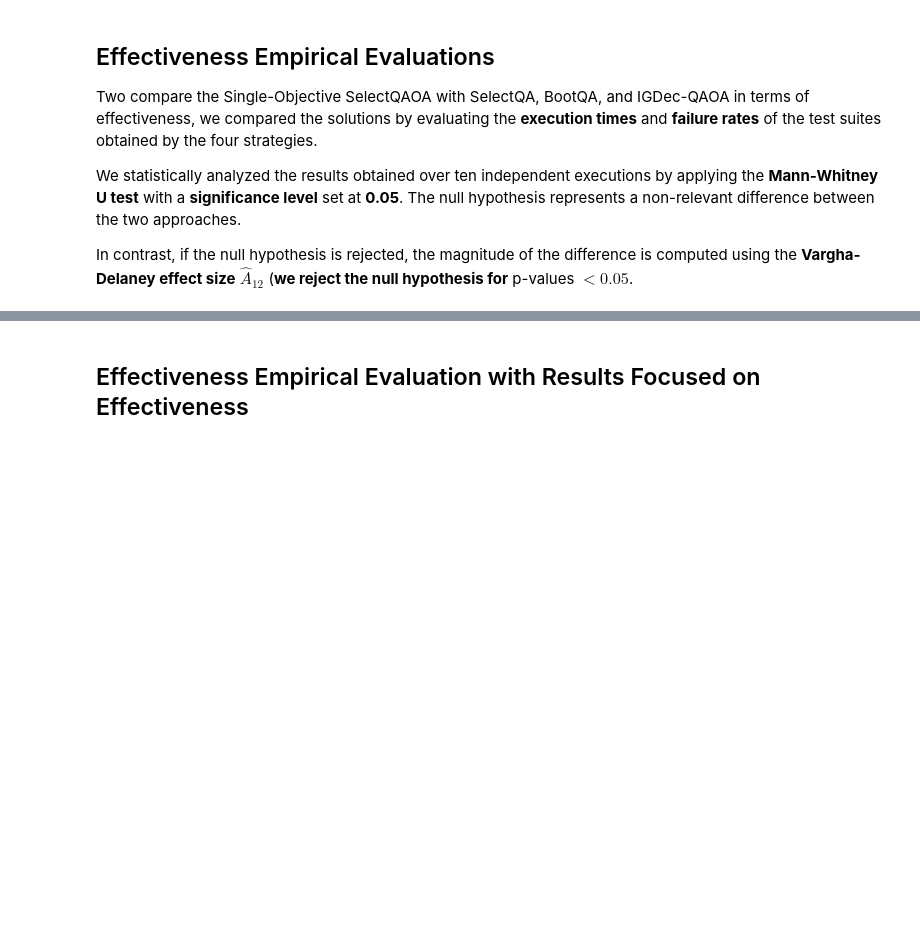
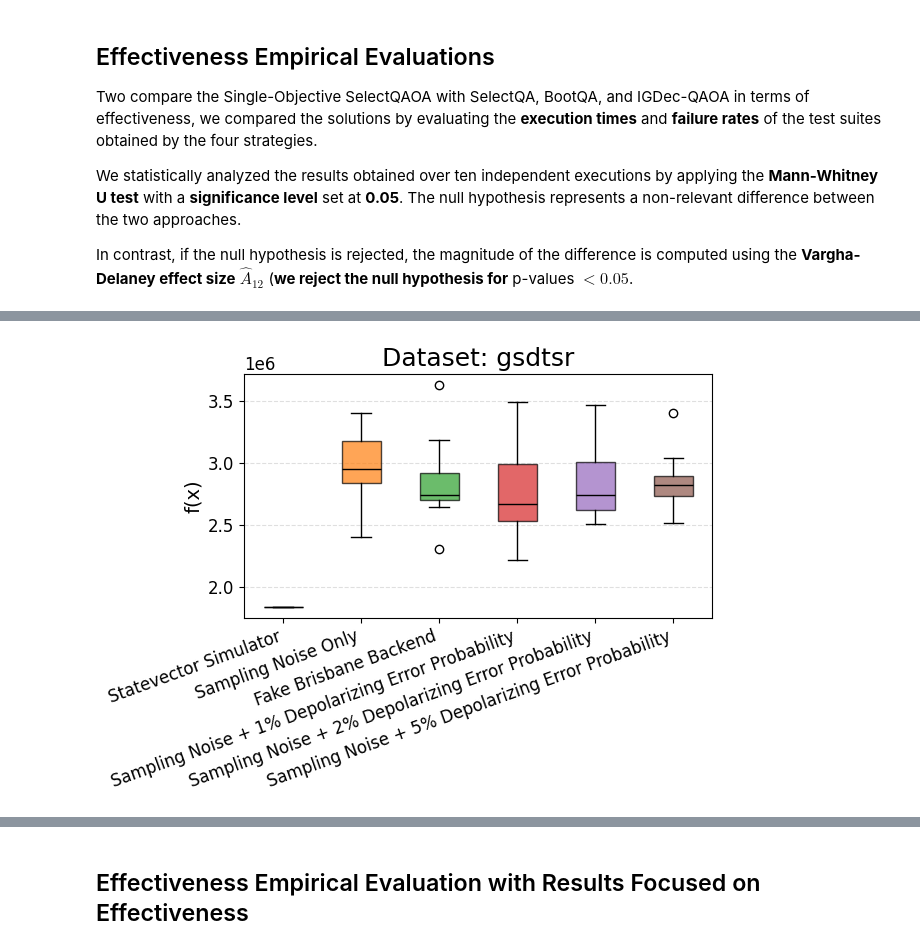
Before and after one commit to AntonioTrovato/SelectQAOA, a Jupyter notebook: MOQ-Pipeline.ipynb, the cells around one changed output, grey strips where cells are left out. Cells and saved outputs as stored; diff of their text form; code cells hidden in the pictures; blank space fills up the shorter version.

Commit message:
Boxplot for f values of basic single-objective SelectQAOA comparisons done!

```diff
--- a/MOQ-Pipeline.ipynb
+++ b/MOQ-Pipeline.ipynb
@@ -3854,0 +3947,86 @@ In contrast, if the null hypothesis is rejected, the magnitude of the difference
+# %%
+import matplotlib.pyplot as plt
+import numpy as np
+
+# Inserisci qui il tuo dizionario
+# results = {
+#     "gsdtsr": {...},
+#     "iofrol": {...},
+#     "paintcontrol": {...},
+#     "elevator": {...},
+#     "elevator2": {...},
+# }
+results = complete_fvals  # <-- rimpiazza con il tuo dict
+
+# ---- Utility: costruisci un ordine globale e mappa colori per i sampler ----
+# Ordine globale dei sampler (prendiamo l'unione preservando l'ordine di apparizione)
+sampler_order = []
+for ds in results.values():
+    for s in ds.keys():
+        if s not in sampler_order:
+            sampler_order.append(s)
+
+# Mappa colori coerente (tab10 riciclando se >10 sampler)
+cmap = plt.cm.get_cmap('tab10')
+colors = {s: cmap(i % 10) for i, s in enumerate(sampler_order)}
+
+# ---- Plot e stampa statistiche ----
+for dataset, sampler_dict in results.items():
+    # Prepara dati e labels nello stesso ordine globale
+    data = []
+    labels = []
+    box_colors = []
+    for s in sampler_order:
+        if s in sampler_dict:
+            vals = sampler_dict[s]
+            if vals is None or len(vals) == 0:
+                continue
+            data.append(vals)
+            labels.append(s)
+            box_colors.append(colors[s])
+
+    if not data:
+        continue
+
+    # Figura + boxplot colorati
+    fig, ax = plt.subplots()
+    bp = ax.boxplot(
+        data,
+        showfliers=True,
+        patch_artist=True  # necessario per colorare i box
+    )
+
+    # Applica i colori per-box
+    for patch, c in zip(bp['boxes'], box_colors):
+        patch.set_facecolor(c)
+        patch.set_alpha(0.7)
+        patch.set_edgecolor('black')
+
+    # Stile "whiskers" e mediane in nero per leggibilità
+    for element in ['whiskers', 'caps', 'medians']:
+        for line in bp[element]:
+            line.set_color('black')
+
+    # Assi e titolo
+    ax.set_xticks(range(1, len(labels) + 1))
+    ax.set_xticklabels(labels, rotation=20, ha='right')
+    ax.set_title(f'Dataset: {dataset}')
+    ax.set_ylabel('f(x)')
+    ax.grid(axis='y', linestyle='--', alpha=0.4)
+    plt.tight_layout()
+
+    # ---- Stampa statistiche in console ----
+    print(f'\n=== Dataset: {dataset} ===')
+    for s, vals in zip(labels, data):
+        arr = np.array(vals, dtype=float)
+        mean = np.mean(arr)
+        median = np.median(arr)
+        std = np.std(arr)
+        best = np.min(arr)  # Best value = min f(x)
+        print(f'- {s}: mean={mean:.6f} | median={median:.6f} | st. deviation={std:.6f} | best(min)={best:.6f}')
+
+    # Se vuoi salvare:
+    # plt.savefig(f'boxplot_{dataset}.png', dpi=150)
+
+plt.show()
+# %% [output]
@@ -3854,0 +4050 @@ In contrast, if the null hypothesis is rejected, the magnitude of the difference
+[figure, added]
```
Also changed, not shown: parts of 3 cells of this notebook.
